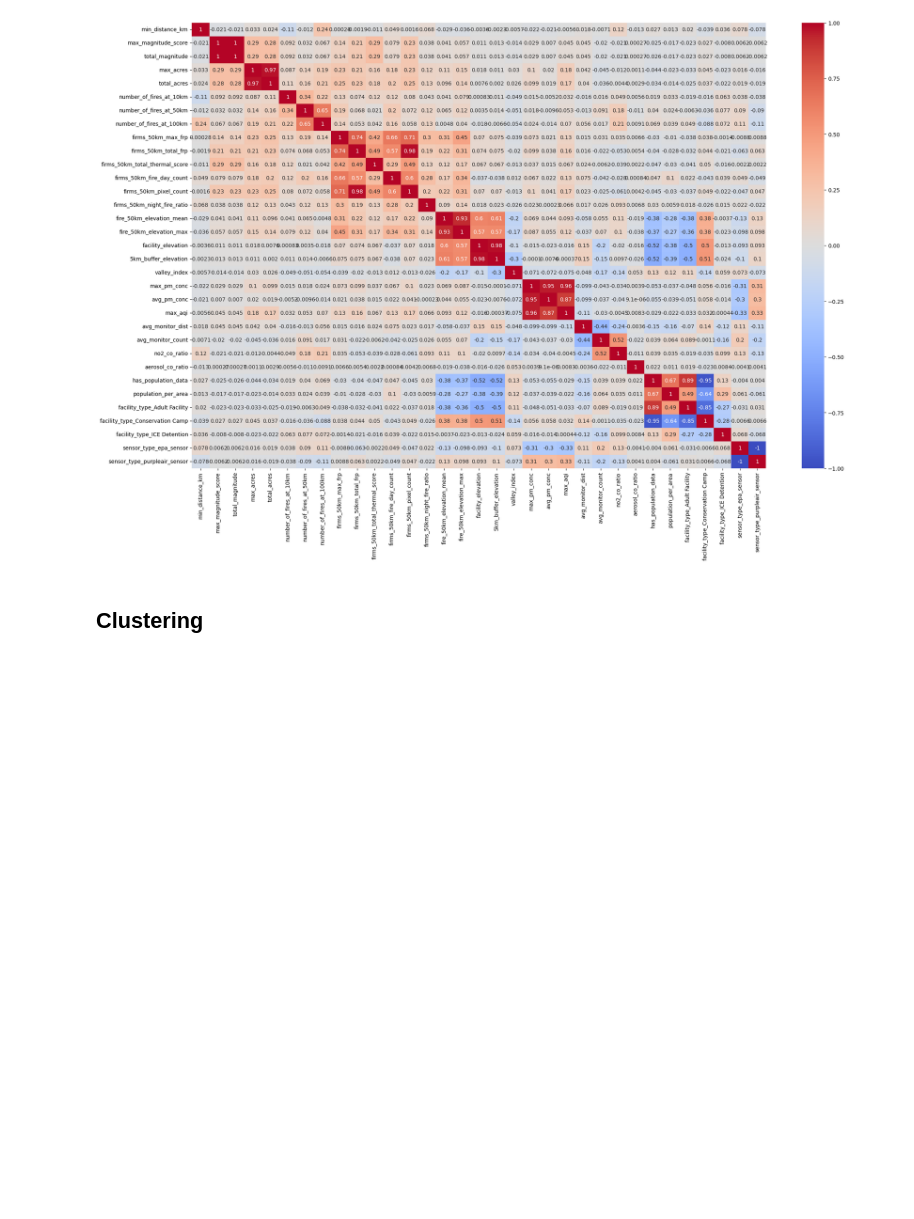
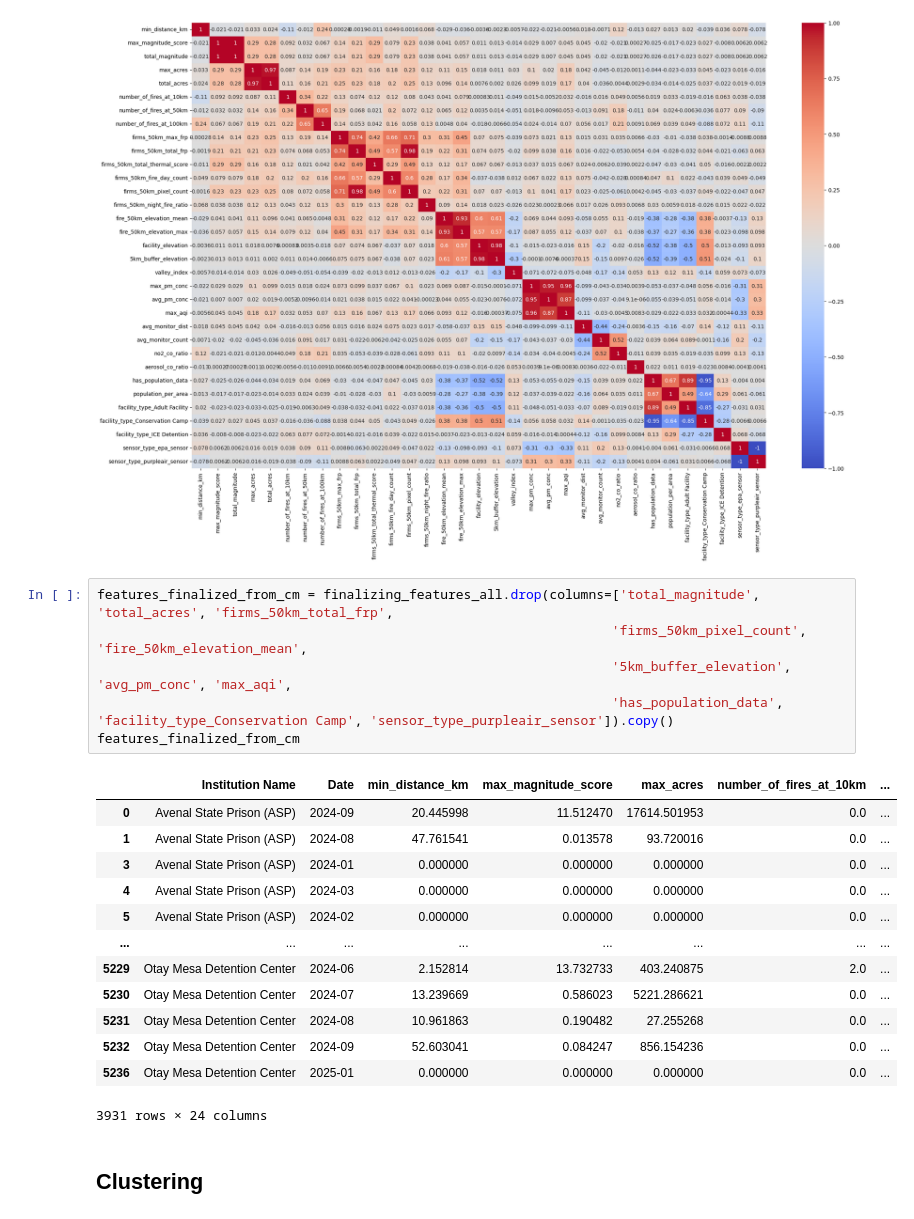
Before and after one commit to allisonsibrian/ca-wildfire-pollution-prison-project, a Jupyter notebook: pre_analysis_final_cleaning.ipynb, the cells around one changed output. Drawn from its saved outputs; the diff is of its cells as text; blank space fills up the shorter version.

```diff
--- a/pre_analysis_final_cleaning.ipynb
+++ b/pre_analysis_final_cleaning.ipynb
@@ -231,5 +231,25 @@ sns.heatmap(correlation_points, annot=True, cmap='coolwarm')
 plt.show()
 # %% [output]
 [figure]
+# %%
+features_finalized_from_cm = finalizing_features_all.drop(columns=['total_magnitude', 'total_acres', 'firms_50km_total_frp',
+                                                                  'firms_50km_pixel_count', 'fire_50km_elevation_mean',
+                                                                  '5km_buffer_elevation', 'avg_pm_conc', 'max_aqi',
+                                                                  'has_population_data', 'facility_type_Conservation Camp', 'sensor_type_purpleair_sensor']).copy()
+features_finalized_from_cm
+# %% [output]
+|  | Institution Name | Date | min_distance_km | max_magnitude_score | max_acres | number_of_fires_at_10km | ... |
+| 0 | Avenal State Prison (ASP) | 2024-09 | 20.445998 | 11.512470 | 17614.501953 | 0.0 | ... |
+| 1 | Avenal State Prison (ASP) | 2024-08 | 47.761541 | 0.013578 | 93.720016 | 0.0 | ... |
+| 3 | Avenal State Prison (ASP) | 2024-01 | 0.000000 | 0.000000 | 0.000000 | 0.0 | ... |
+| 4 | Avenal State Prison (ASP) | 2024-03 | 0.000000 | 0.000000 | 0.000000 | 0.0 | ... |
+| 5 | Avenal State Prison (ASP) | 2024-02 | 0.000000 | 0.000000 | 0.000000 | 0.0 | ... |
+| ... | ... | ... | ... | ... | ... | ... | ... |
+| 5229 | Otay Mesa Detention Center | 2024-06 | 2.152814 | 13.732733 | 403.240875 | 2.0 | ... |
+| 5230 | Otay Mesa Detention Center | 2024-07 | 13.239669 | 0.586023 | 5221.286621 | 0.0 | ... |
+| 5231 | Otay Mesa Detention Center | 2024-08 | 10.961863 | 0.190482 | 27.255268 | 0.0 | ... |
+| 5232 | Otay Mesa Detention Center | 2024-09 | 52.603041 | 0.084247 | 856.154236 | 0.0 | ... |
+| 5236 | Otay Mesa Detention Center | 2025-01 | 0.000000 | 0.000000 | 0.000000 | 0.0 | ... |
+3931 rows × 24 columns
 # %% [markdown]
 ## Clustering
```
